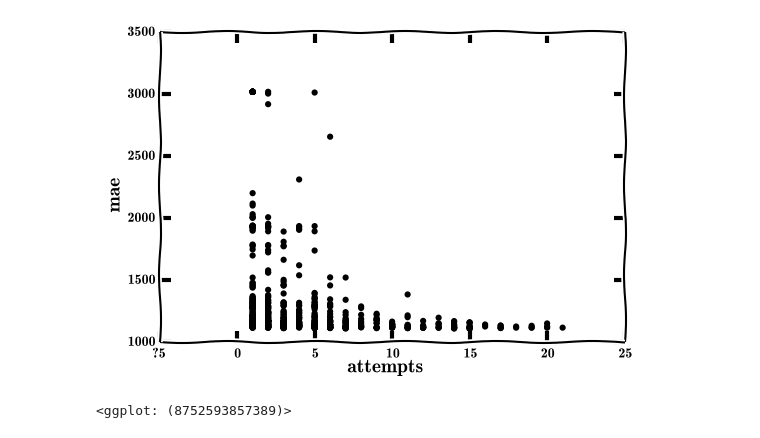
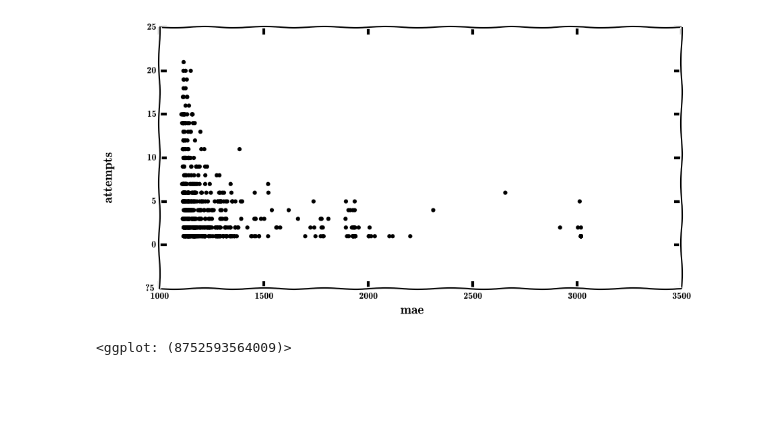
Before and after one commit to myurasov/Kaggle-Allstate, a Jupyter notebook: attempts-vs-mae.ipynb, the cells around one changed output. Saved outputs shown, nothing was run; the diff lists cells and outputs as text; code cells hidden in the pictures; blank space fills up the shorter version.

```diff
--- a/attempts-vs-mae.ipynb
+++ b/attempts-vs-mae.ipynb
@@ -4,6 +5,7 @@ from ggplot import *
 # %%
-ggplot(aes(y='mae', x='attempts'), data=pd.read_csv('allstate.csv')) \
+mpl.rcParams["figure.figsize"] = "10, 5"
+ggplot(aes(x='mae', y='attempts'), data=pd.read_csv('allstate.csv')) \
     + geom_point() + theme_xkcd()
 # %% [output]
-[figure, old version]
+[figure, new version]
-<ggplot: (8752593857389)>
+<ggplot: (8752593564009)>
```
Also changed, not shown: parts of 1 cell of this notebook.
